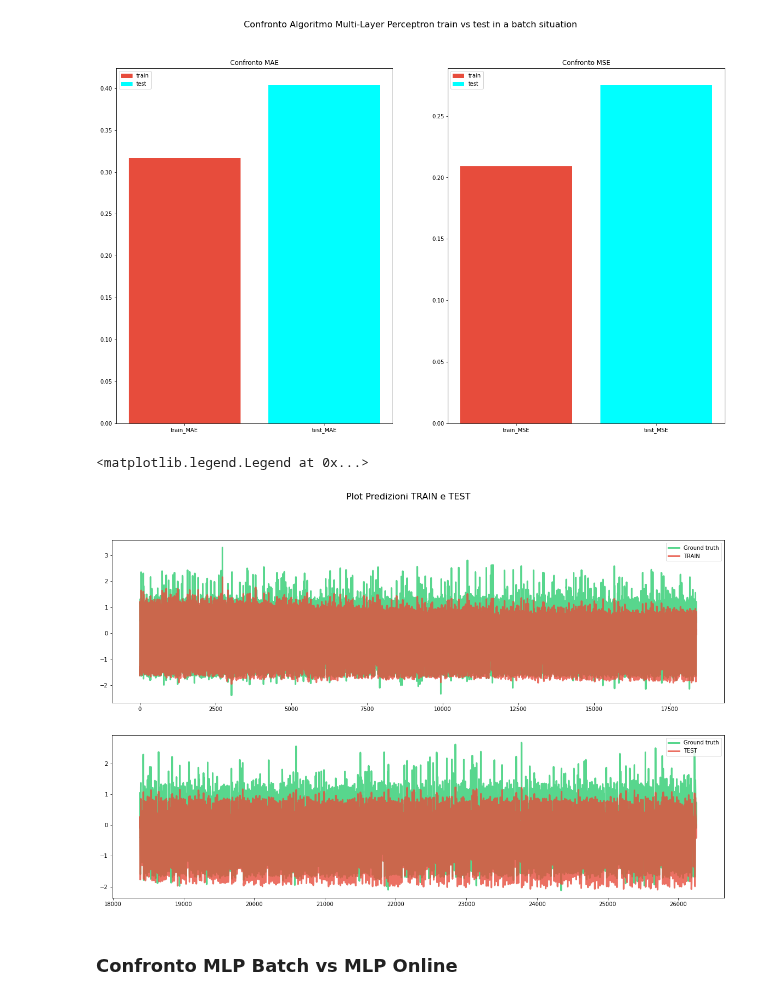
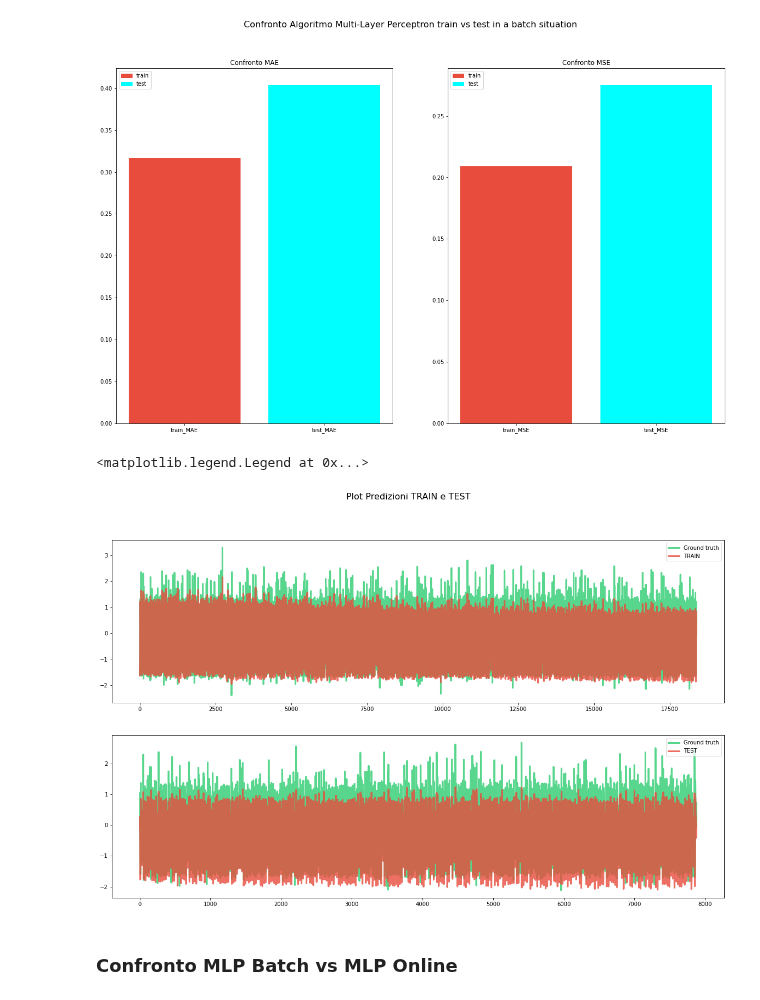
Before and after one commit to giodefa96/Script_Tesi_new, a Jupyter notebook: Risultati Finali/ItalyPowerDemand.ipynb, the cells around one changed output. Saved outputs shown, nothing was run; the diff lists cells and outputs as text; code cells hidden in the pictures.

```diff
--- a/Risultati Finali/ItalyPowerDemand.ipynb
+++ b/Risultati Finali/ItalyPowerDemand.ipynb
@@ -333,17 +333,17 @@ ax2.legend(handles=[red_patch, cyan_patch])
 # %%
 # Plot the results
 fig, (ax1,ax2) = plt.subplots(2,1,figsize=(20, 12))
 fig.suptitle('Plot Predizioni TRAIN e TEST',  fontsize=16)
 ax.grid(alpha=0.75)
-ax1.plot(dates_ml_online[0:18378], Y_train_mlp, lw=3, color='#2ecc71', alpha=0.8, label='Ground truth')
-ax2.plot(dates_ml_online[18379::], Y_test_mlp, lw=3, color='#2ecc71', alpha=0.8, label='Ground truth')
-ax1.plot(dates_ml_online[0:18378], regr_mlp.predict(X_train_mlp), lw=3, color='#e74c3c', alpha=0.8, label='TRAIN')
-ax2.plot(dates_ml_online[18379::], regr_mlp.predict(X_test_mlp), lw=3, color='#e74c3c', alpha=0.8, label='TEST')
+ax1.plot( Y_train_mlp, lw=3, color='#2ecc71', alpha=0.8, label='Ground truth')
+ax2.plot( Y_test_mlp, lw=3, color='#2ecc71', alpha=0.8, label='Ground truth')
+ax1.plot( regr_mlp.predict(X_train_mlp), lw=3, color='#e74c3c', alpha=0.8, label='TRAIN')
+ax2.plot( regr_mlp.predict(X_test_mlp), lw=3, color='#e74c3c', alpha=0.8, label='TEST')
 ax1.legend()
 ax2.legend()
 # %% [output]
 <matplotlib.legend.Legend at 0x...>
-[figure, old version]
+[figure, new version]
 # %% [markdown]
 ### Confronto MLP Batch vs MLP Online
 # %%
```
Also changed, not shown: parts of 7 cells of this notebook, 1 other file.
